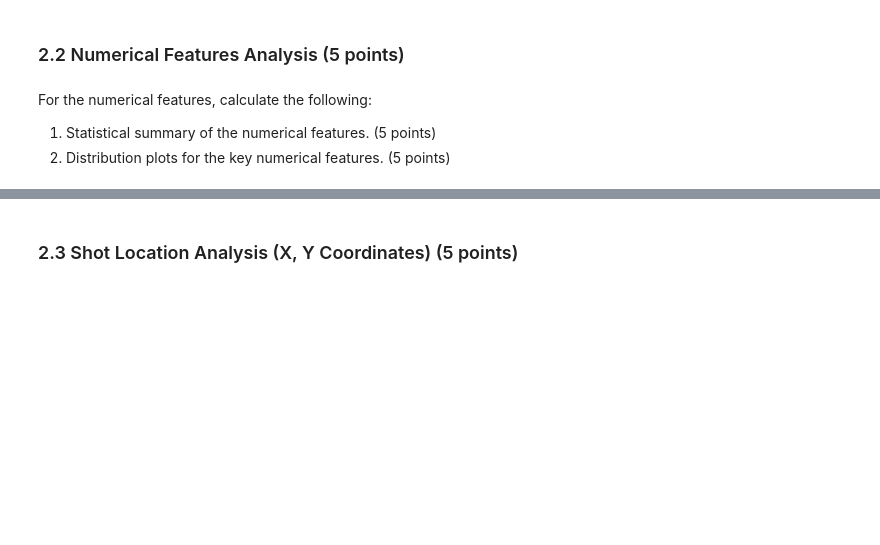
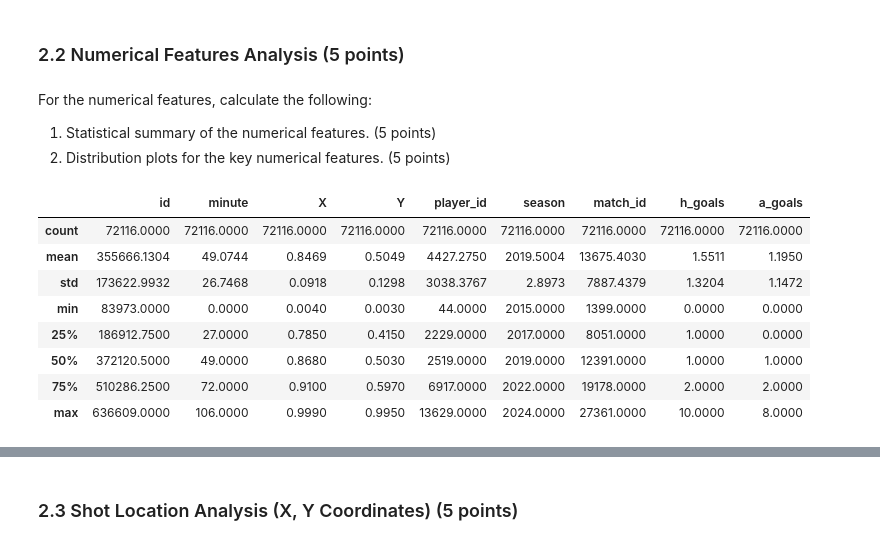
Before and after one commit to smgibson19/ds701_fa25_midterm_challenge_sports, a Jupyter notebook: LALIGA_Analysis_Challenge.ipynb, the cells around one changed output, grey strips where cells are left out. Saved outputs shown, nothing was run; the diff lists cells and outputs as text; code cells hidden in the pictures; blank space fills up the shorter version.

```diff
--- a/LALIGA_Analysis_Challenge.ipynb
+++ b/LALIGA_Analysis_Challenge.ipynb
@@ -259,0 +255,12 @@ For the numerical features, calculate the following:
+# %%
+df.describe()
+# %% [output]
+|  | id | minute | X | Y | player_id | season | match_id | h_goals | a_goals |
+| count | 72116.0000 | 72116.0000 | 72116.0000 | 72116.0000 | 72116.0000 | 72116.0000 | 72116.0000 | 72116.0000 | 72116.0000 |
+| mean | 355666.1304 | 49.0744 | 0.8469 | 0.5049 | 4427.2750 | 2019.5004 | 13675.4030 | 1.5511 | 1.1950 |
+| std | 173622.9932 | 26.7468 | 0.0918 | 0.1298 | 3038.3767 | 2.8973 | 7887.4379 | 1.3204 | 1.1472 |
+| min | 83973.0000 | 0.0000 | 0.0040 | 0.0030 | 44.0000 | 2015.0000 | 1399.0000 | 0.0000 | 0.0000 |
+| 25% | 186912.7500 | 27.0000 | 0.7850 | 0.4150 | 2229.0000 | 2017.0000 | 8051.0000 | 1.0000 | 0.0000 |
+| 50% | 372120.5000 | 49.0000 | 0.8680 | 0.5030 | 2519.0000 | 2019.0000 | 12391.0000 | 1.0000 | 1.0000 |
+| 75% | 510286.2500 | 72.0000 | 0.9100 | 0.5970 | 6917.0000 | 2022.0000 | 19178.0000 | 2.0000 | 2.0000 |
+| max | 636609.0000 | 106.0000 | 0.9990 | 0.9950 | 13629.0000 | 2024.0000 | 27361.0000 | 10.0000 | 8.0000 |
```
Also changed, not shown: parts of 6 cells of this notebook.
